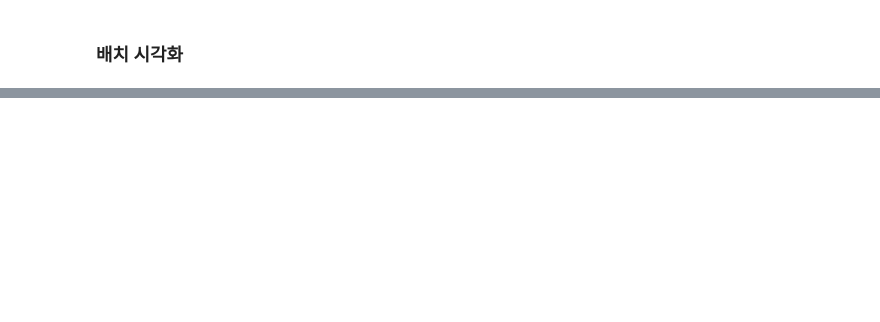
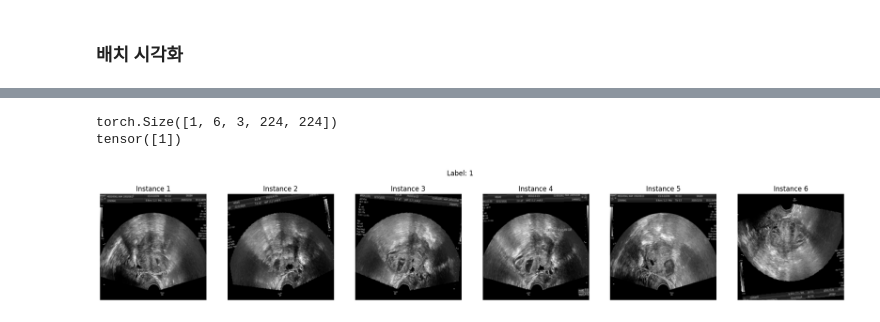
Before and after one commit to dablro12/OvarianCystNet, a Jupyter notebook: notebooks/2_Data_Loader.ipynb, the cells around one changed output, grey strips where cells are left out. Saved outputs shown, nothing was run; the diff lists cells and outputs as text; code cells hidden in the pictures; blank space fills up the shorter version.

```diff
--- a/notebooks/2_Data_Loader.ipynb
+++ b/notebooks/2_Data_Loader.ipynb
@@ -251,0 +297,41 @@ import evaluate
+# %%
+import matplotlib.pyplot as plt
+import numpy as np
+
+# Define mean and std for inverse normalization
+mean = [0.485, 0.456, 0.406]
+std = [0.229, 0.224, 0.225]
+def inv_normalize(image):
+    # image: torch.Tensor, shape [C, H, W]
+    image = image.clone()
+    for t, m, s in zip(image, mean, std):
+        t.mul_(s).add_(m)
+    return image
+
+images, labels = next(iter(train_loader))
+print(images.shape)
+print(labels)
+
+# images: [batch, instance, channel, H, W]
+batch_size, num_instances, c, h, w = images.shape
+
+# Visualize all instances in the first bag (batch[0]) with inverse normalization
+fig, axs = plt.subplots(1, num_instances, figsize=(4*num_instances, 4))
+if num_instances == 1:
+    axs = [axs] # Make it iterable
+
+for i in range(num_instances):
+    img = images[0, i]  # [c, h, w]
+    img = inv_normalize(img)
+    np_img = img.cpu().numpy()
+    np_img = np.transpose(np_img, (1,2,0))  # [h, w, c]
+    np_img = np.clip(np_img, 0, 1)
+    axs[i].imshow(np_img)
+    axs[i].set_title(f"Instance {i+1}")
+    axs[i].axis('off')
+plt.suptitle(f"Label: {labels.item()}")
+plt.show()
+# %% [output]
+torch.Size([1, 6, 3, 224, 224])
+tensor([1])
+[figure, added]
```
Also changed, not shown: parts of 5 cells of this notebook, 12 other files.
